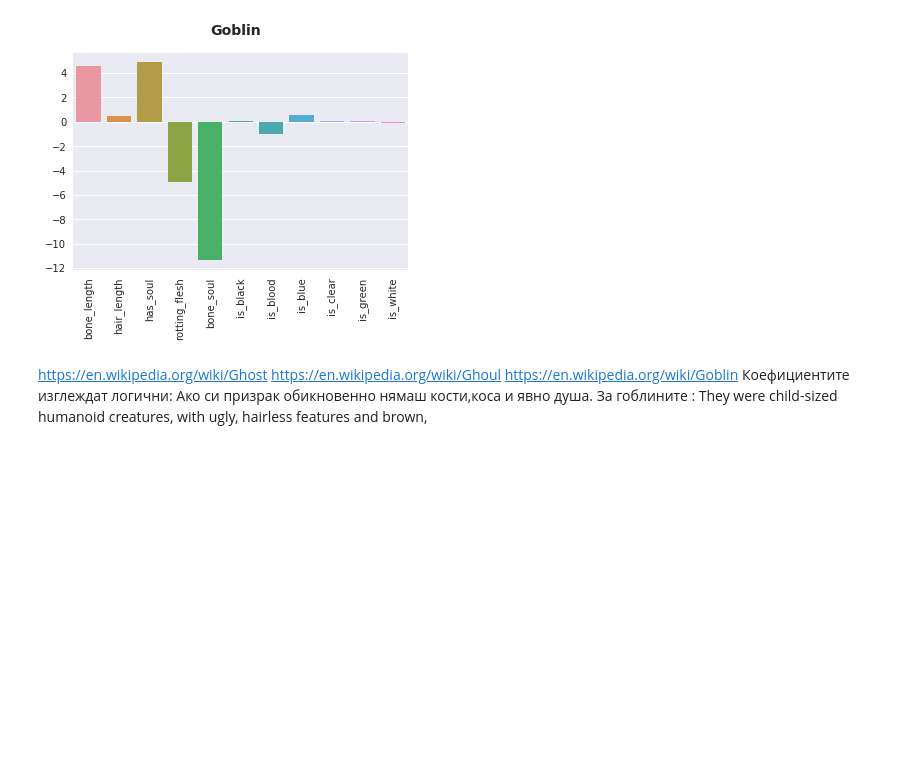
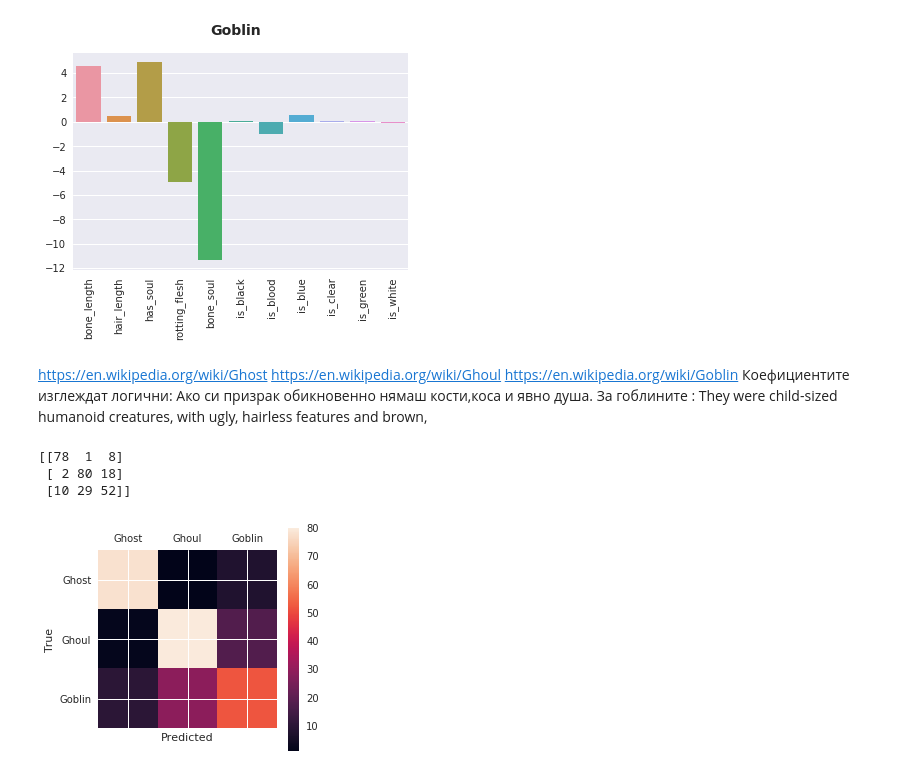
Before and after one commit to radpet/fmi-ml, a Jupyter notebook: goblins/Just messin arround.ipynb, the cells around one changed output. Saved outputs shown, nothing was run; the diff lists cells and outputs as text; code cells hidden in the pictures; blank space fills up the shorter version.

Commit message:
add cnn and add confusion_matrix to goblins

```diff
--- a/goblins/Just messin arround.ipynb
+++ b/goblins/Just messin arround.ipynb
@@ -254,3 +256,28 @@ https://en.wikipedia.org/wiki/Goblin
 Коефициентите изглеждат логични:
 Ако си призрак обикновенно нямаш кости,коса и явно душа.
 За гоблините : They were child-sized humanoid creatures, with ugly, hairless features and brown,
+# %%
+from sklearn.metrics import confusion_matrix
+def plot_confusion_matrix(cls_true, cls_pred):
+
+    cm = confusion_matrix(y_true=cls_true,
+                          y_pred=cls_pred)
+    print(cm)
+
+    plt.matshow(cm)
+
+    plt.colorbar()
+    tick_marks = np.arange(3)
+    plt.xticks(tick_marks, y_labels)
+    plt.yticks(tick_marks, y_labels)
+    plt.xlabel('Predicted')
+    plt.ylabel('True')
+
+    plt.show()
+# %%
+plot_confusion_matrix(cls_true=test_y1, cls_pred=clf_with_params[0][1].predict(test_X1))
+# %% [output]
+[[78  1  8]
+ [ 2 80 18]
+ [10 29 52]]
+[figure, added]
```
Also changed, not shown: parts of 6 cells of this notebook, 3 other files.
